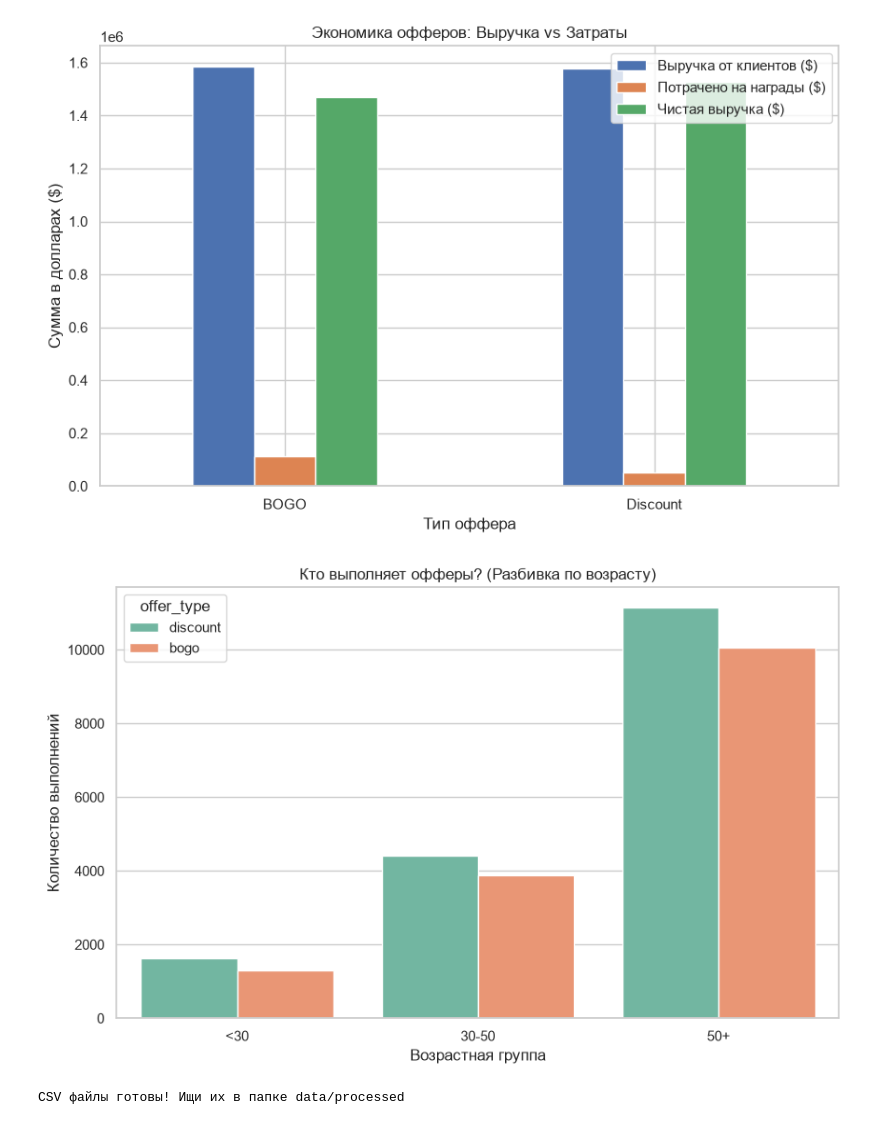
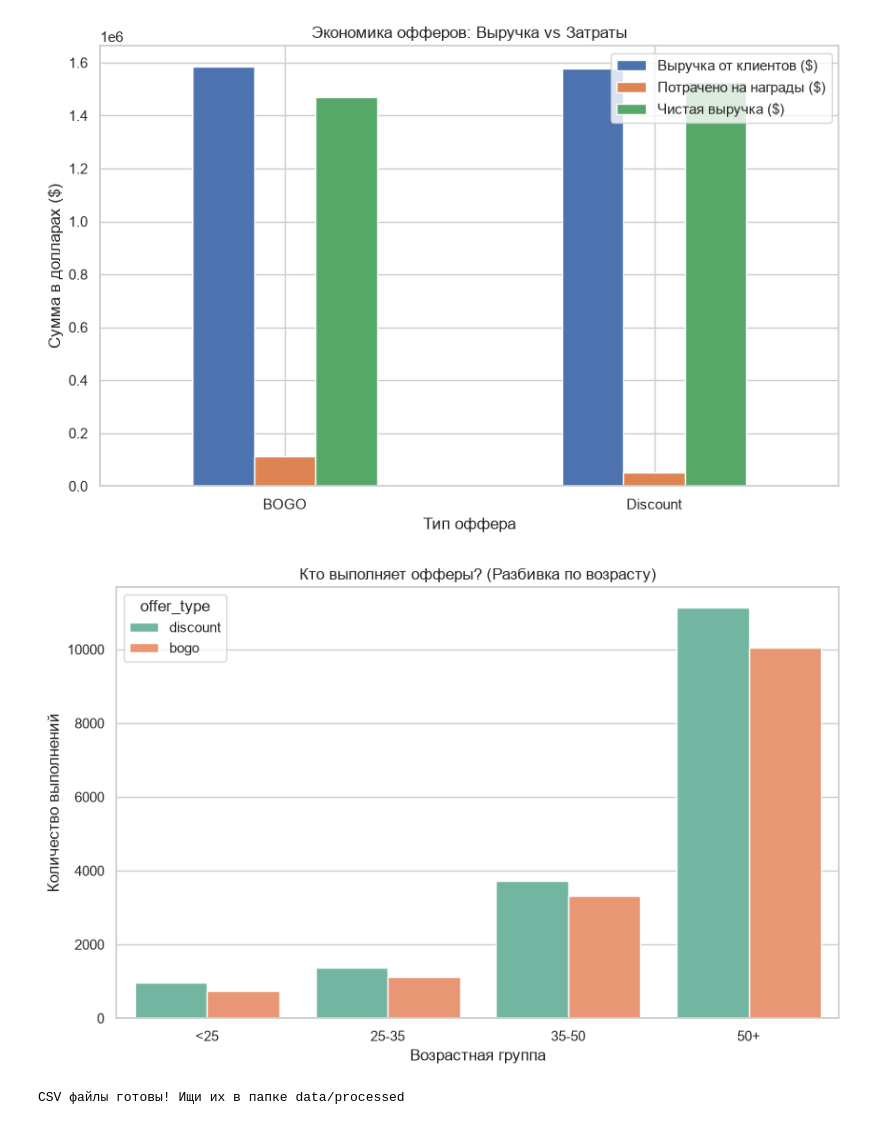
Before and after one commit to Arkwark/starbucks-offer-effectiveness-analysis, a Jupyter notebook: notebooks/02_eda_and_metrics.ipynb, the cells around one changed output. Cells and saved outputs as stored; diff of their text form; code cells hidden in the pictures.

```diff
--- a/notebooks/02_eda_and_metrics.ipynb
+++ b/notebooks/02_eda_and_metrics.ipynb
@@ -209,28 +209,28 @@ plt.show()
 # %%
 # 1. Нам нужно объединить события выполненных офферов с профилями пользователей
 # Берем выполненные офферы
 completed = transcript[transcript['event'] == 'offer completed'].copy()
 
 # Соединяем с портфолио (чтобы узнать тип оффера)
 completed = completed.merge(portfolio[['id', 'offer_type']], left_on='offer_id', right_on='id', how='left')
 
 # Соединяем с профилем (чтобы узнать возраст и доход)
 completed = completed.merge(profile[['id', 'age', 'income']], left_on='person', right_on='id', how='left')
 
-# 2. Разделим возраст на группы (до 30, 30-50, 50+)
-bins = [0, 30, 50, 120]
-labels = ['<30', '30-50', '50+']
+# 2. Разделим возраст на группы [0, 25, 35, 50, 100]
+bins = [0, 25, 35, 50, 100]
+labels = ['<25', '25-35', '35-50', '50+']
 completed['age_group'] = pd.cut(completed['age'], bins=bins, labels=labels)
 
 # 3. Строим график: сколько людей выполнили каждый тип оффера в каждой возрастной группе
 plt.figure(figsize=(10, 6))
 sns.countplot(data=completed, x='age_group', hue='offer_type', palette='Set2')
 plt.title('Кто выполняет офферы? (Разбивка по возрасту)')
 plt.xlabel('Возрастная группа')
 plt.ylabel('Количество выполнений')
 plt.show()
 # %% [output]
-[figure, old version]
+[figure, new version]
 # %%
 # Сохраняем данные в CSV для DataLens
 profile.to_csv('../data/processed/profile_for_bi.csv', index=False)
```
Also changed, not shown: parts of 3 cells of this notebook, 3 other files.
